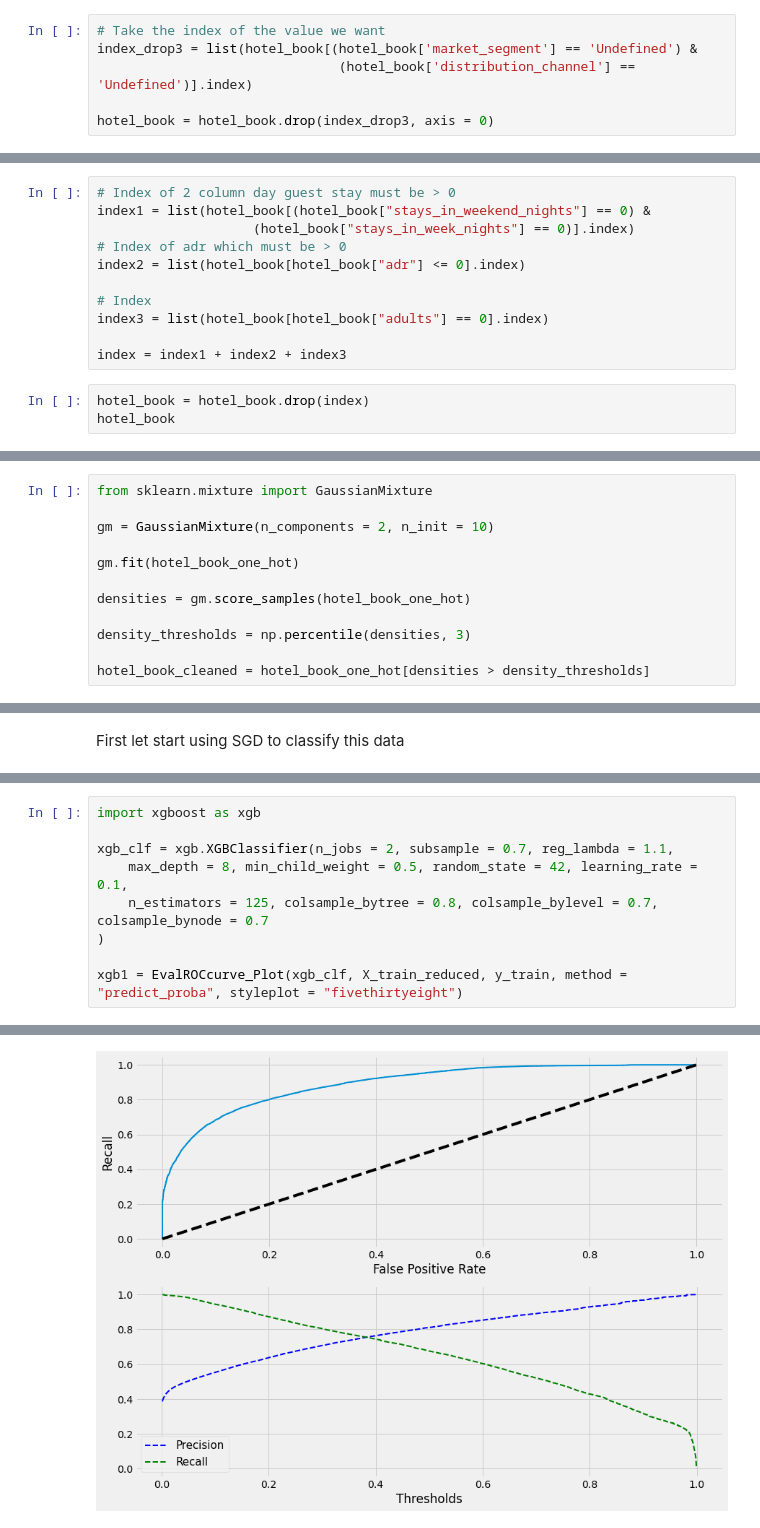
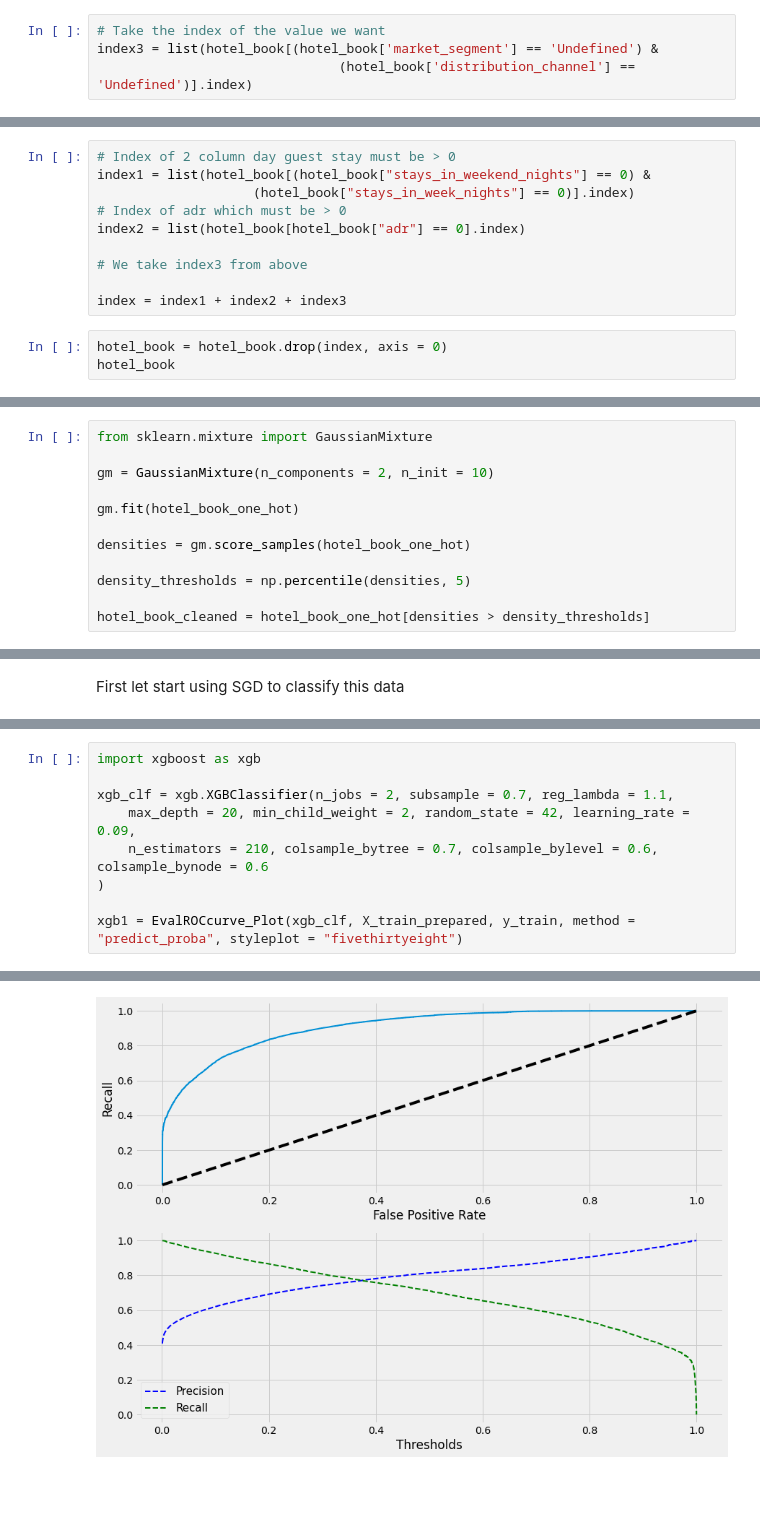
Before and after one commit to huy105/Hotel-booking-classify, a Jupyter notebook: HotelClassify.ipynb, the cells around one changed output, grey strips where cells are left out. Cells and saved outputs as stored; diff of their text form; blank space fills up the shorter version.

```diff
--- a/HotelClassify.ipynb
+++ b/HotelClassify.ipynb
@@ -168,10 +168,8 @@ Name: customer_type, dtype: int64
 we can see that market_segment and distribution_channel and undefined values and it one have 7 values in order to make make it no affected to the others values so i decide to remove undefined as an outlier of data
 # %%
 # Take the index of the value we want
-index_drop3 = list(hotel_book[(hotel_book['market_segment'] == 'Undefined') &
+index3 = list(hotel_book[(hotel_book['market_segment'] == 'Undefined') &
                                (hotel_book['distribution_channel'] == 'Undefined')].index)
-
-hotel_book = hotel_book.drop(index_drop3, axis = 0)
 # %% [markdown]
 ## Now let let take a look at continuous variables
 # %%
@@ -197,14 +185,13 @@ Columns "stays_in_weekend_nights" and 'stays_in_week_nights' has value is zero,
 index1 = list(hotel_book[(hotel_book["stays_in_weekend_nights"] == 0) &
                     (hotel_book["stays_in_week_nights"] == 0)].index)
 # Index of adr which must be > 0
-index2 = list(hotel_book[hotel_book["adr"] <= 0].index)
+index2 = list(hotel_book[hotel_book["adr"] == 0].index)
 
-# Index
-index3 = list(hotel_book[hotel_book["adults"] == 0].index)
+# We take index3 from above
 
 index = index1 + index2 + index3
 # %%
-hotel_book = hotel_book.drop(index)
+hotel_book = hotel_book.drop(index, axis = 0)
 hotel_book
 # %% [output]
 |  | hotel | is_canceled | lead_time | stays_in_weekend_nights | stays_in_week_nights | adults | children | ... |
@@ -319,7 +301,7 @@ gm.fit(hotel_book_one_hot)
 
 densities = gm.score_samples(hotel_book_one_hot)
 
-density_thresholds = np.percentile(densities, 3)
+density_thresholds = np.percentile(densities, 5)
 
 hotel_book_cleaned = hotel_book_one_hot[densities > density_thresholds]
 # %%
@@ -696,10 +632,10 @@ ROC AUC: 0.8847017518574416
 import xgboost as xgb
 
 xgb_clf = xgb.XGBClassifier(n_jobs = 2, subsample = 0.7, reg_lambda = 1.1,
-    max_depth = 8, min_child_weight = 0.5, random_state = 42, learning_rate = 0.1,
-    n_estimators = 125, colsample_bytree = 0.8, colsample_bylevel = 0.7, colsample_bynode = 0.7
+    max_depth = 20, min_child_weight = 2, random_state = 42, learning_rate = 0.09,
+    n_estimators = 210, colsample_bytree = 0.7, colsample_bylevel = 0.6, colsample_bynode = 0.6
 )
 
-xgb1 = EvalROCcurve_Plot(xgb_clf, X_train_reduced, y_train, method = "predict_proba", styleplot = "fivethirtyeight")
+xgb1 = EvalROCcurve_Plot(xgb_clf, X_train_prepared, y_train, method = "predict_proba", styleplot = "fivethirtyeight")
 # %% [output]
 [Parallel(n_jobs=1)]: Using backend SequentialBackend with 1 concurrent workers.
@@ -714 +650 @@ ROC AUC: 0.8914049324582424
-[figure, old version]
+[figure, new version]
```
Also changed, not shown: parts of 48 cells of this notebook, 1 other file.
